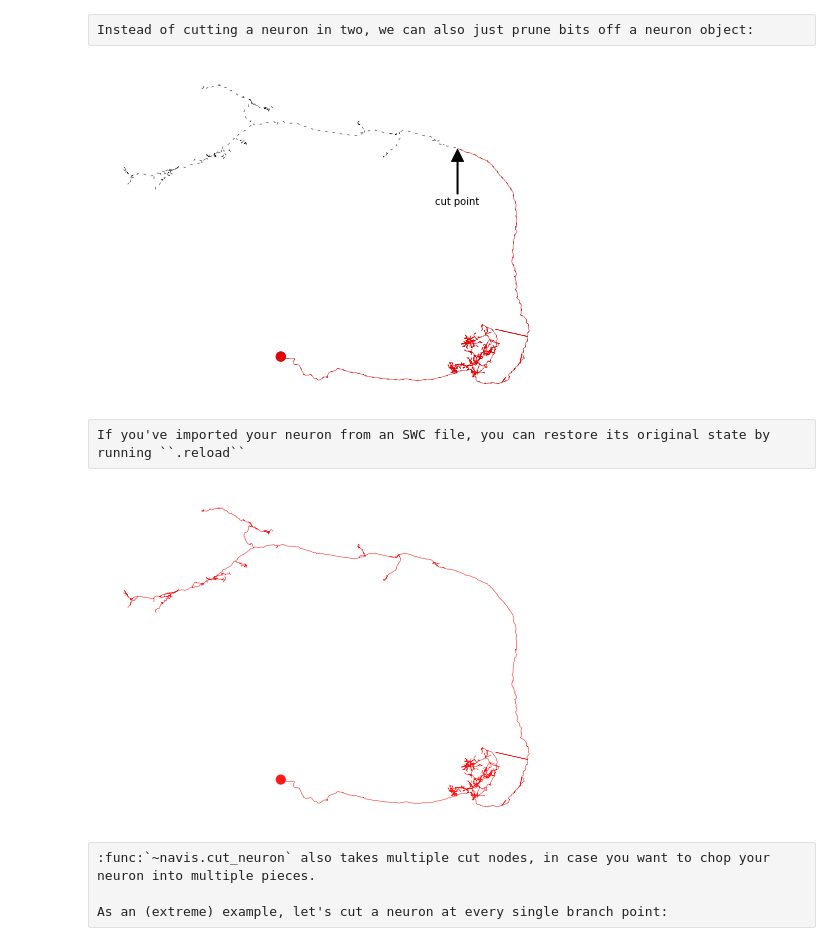
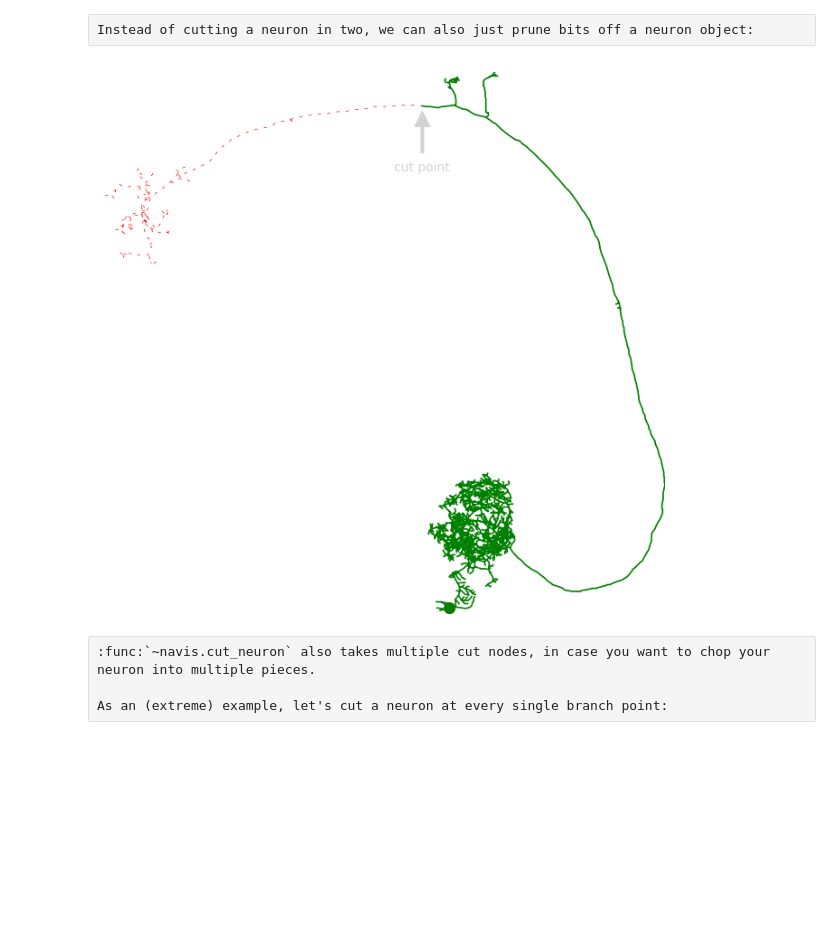
Before and after one commit to navis-org/navis, a Jupyter notebook: docs/source/tutorials/morph_analysis.ipynb, the cells around one changed output. Drawn from its saved outputs; the diff is of its cells as text; code cells hidden in the pictures; blank space fills up the shorter version.

```diff
--- a/docs/source/tutorials/morph_analysis.ipynb
+++ b/docs/source/tutorials/morph_analysis.ipynb
@@ -134,34 +142,27 @@ plt.show()
 # %% [raw]
 Instead of cutting a neuron in two, we can also just prune bits off a neuron object:
 # %%
-cut_node_id = 900
 n_pruned = n.prune_distal_to(cut_node_id, inplace=False)
 
-cut_coords = n.nodes.set_index('node_id').loc[cut_node_id, ['x', 'y']].values
+cut_coords = n.nodes.set_index('node_id').loc[cut_node_id, ['x', 'z']].values
 
-# Plot original neuron in black and with dotted line
-fig, ax = n.plot2d(color='black', method='2d', linestyle=(0, (5, 10)))
+# Plot original neuron in red and with dotted line
+fig, ax = n.plot2d(color='red', method='2d', linestyle=(0, (5, 10)), view=('x', '-z'))
 
-# Plot pruned neuron in red
-fig, ax = n_pruned.plot2d(color='red', method='2d', ax=ax)
+# Plot remaining neurires in red
+fig, ax = n_pruned.plot2d(color='green', method='2d', ax=ax, view=('x', '-z'), lw=1.2)
 
 # Annotate cut point
 ax.annotate('cut point',
             xy=(cut_coords[0], -cut_coords[1]),
-            xytext=(cut_coords[0], -cut_coords[1]-20000), va='center', ha='center',
-            arrowprops=dict(facecolor='black', shrink=0.01, width=1),
+            color='lightgrey',
+            xytext=(cut_coords[0], -cut_coords[1]-2000), va='center', ha='center',
+            arrowprops=dict(shrink=0.1, width=2, color='lightgrey'),
             )
 
 plt.show()
 # %% [output]
-[figure, old version]
+[figure, new version]
-# %% [raw]
-If you've imported your neuron from an SWC file, you can restore its original state by running ``.reload``
-# %%
-n_pruned.reload(inplace=False)
-fig, ax = n_pruned.plot2d(color='red')
-# %% [output]
-[figure, removed]
 # %% [raw]
 :func:`~navis.cut_neuron` also takes multiple cut nodes, in case you want to chop your neuron into multiple pieces.
 
```
Also changed, not shown: parts of 36 cells of this notebook, 19 other files.
